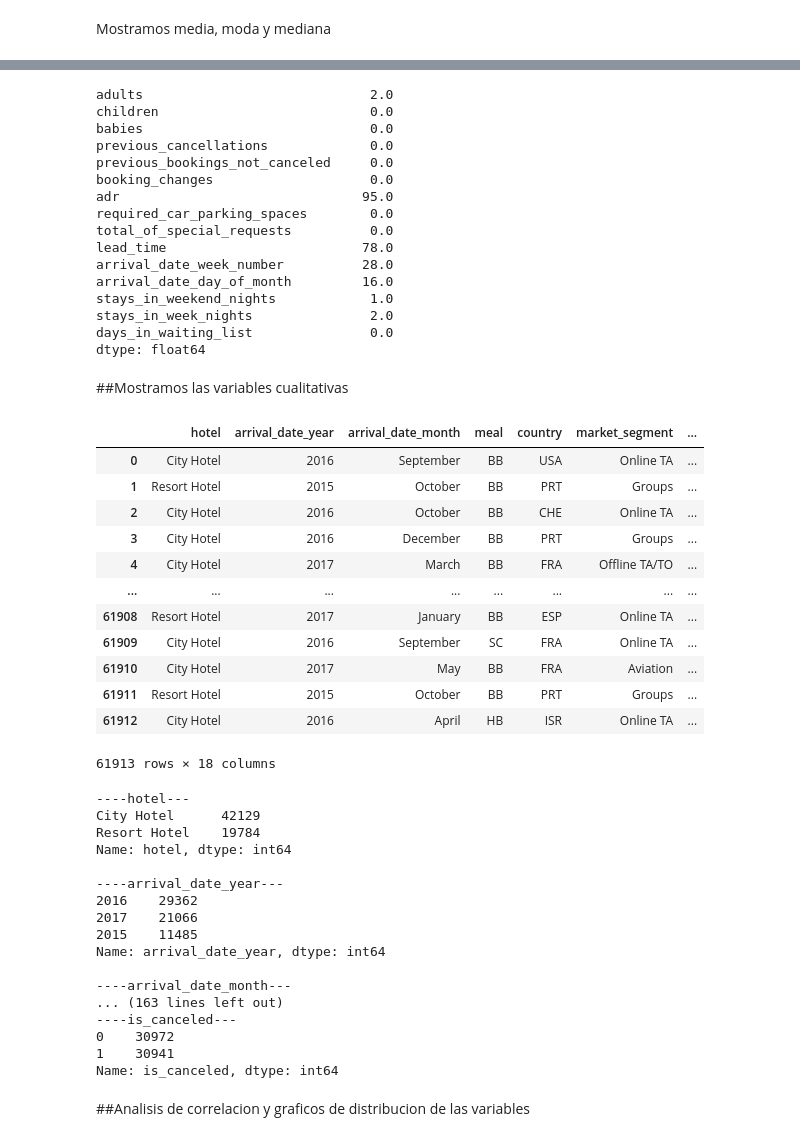
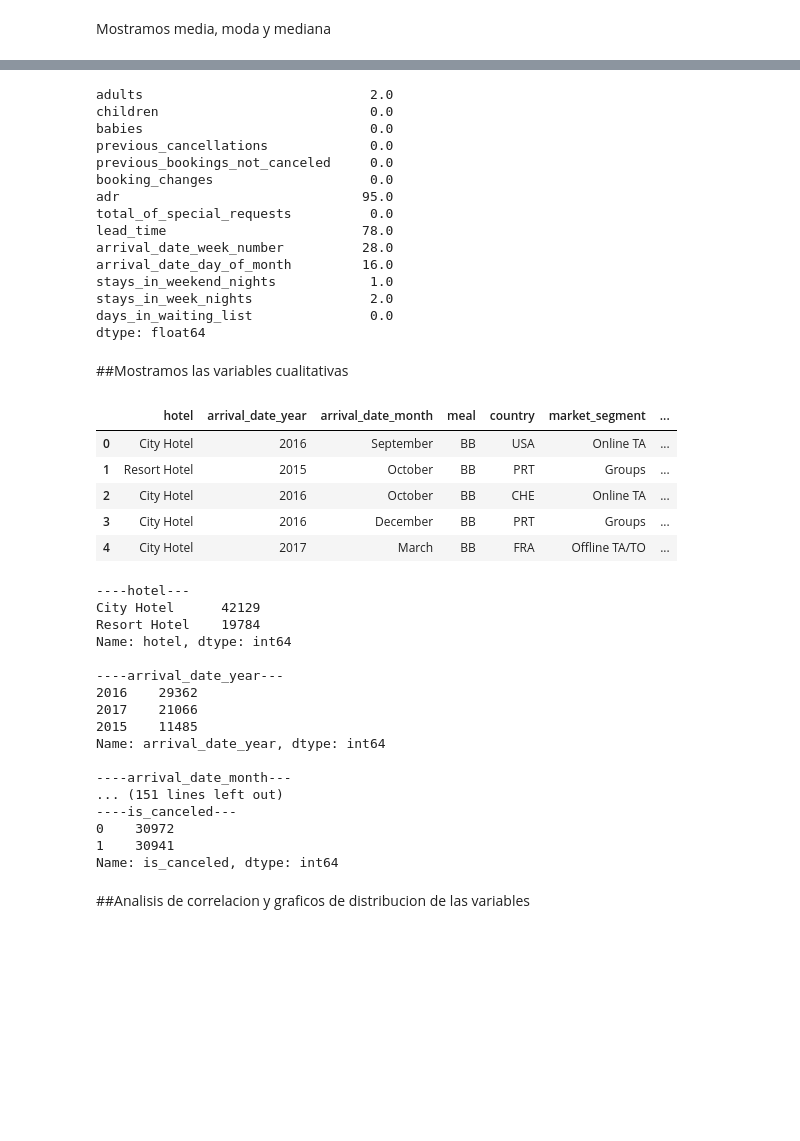
Before and after one commit to franciscoL0pez/TrabajosPracticosOrganizacionDeDatos1C2023, a Jupyter notebook: Tp_1.ipynb, the cells around one changed output, grey strips where cells are left out. Drawn from its saved outputs; the diff is of its cells as text; code cells hidden in the pictures; blank space fills up the shorter version.

```diff
--- a/Tp_1.ipynb
+++ b/Tp_1.ipynb
@@ -23,8 +43,8 @@ df_hotels_train = pd.read_csv('drive/MyDrive/hotels_train.csv')
 # %% [markdown]
 ##Mostramos las variables cuantitativas
 # %%
-lista_cuantitativas = ['adults','children', 'babies','previous_cancellations','previous_bookings_not_canceled','booking_changes','adr','required_car_parking_spaces','total_of_special_requests',  'lead_time','arrival_date_week_number','arrival_date_day_of_month','stays_in_weekend_nights','stays_in_week_nights', 'days_in_waiting_list']
+lista_cuantitativas = ['adults','children', 'babies','previous_cancellations','previous_bookings_not_canceled','booking_changes','adr','total_of_special_requests',  'lead_time','arrival_date_week_number','arrival_date_day_of_month','stays_in_weekend_nights','stays_in_week_nights', 'days_in_waiting_list']
 df_cuantitativas = df_hotels_train[lista_cuantitativas] #Primero separamos las cuantitvas
-df_cuantitativas
+df_cuantitativas.head(5)
 # %% [output]
 |  | adults | children | babies | previous_cancellations | previous_bookings_not_canceled | booking_changes | adr | ... |
@@ -90,7 +101,6 @@ previous_cancellations             0.0
 previous_bookings_not_canceled     0.0
 booking_changes                    0.0
 adr                               95.0
-required_car_parking_spaces        0.0
 total_of_special_requests          0.0
 lead_time                         78.0
 arrival_date_week_number          28.0
@@ -103,22 +113,16 @@ dtype: float64
 ##Mostramos las variables cualitativas
 # %%
 df_cualitativas = df_hotels_train.drop(lista_cuantitativas, axis=1)
-df_cualitativas
+df_cualitativas.head(5)
 # %% [output]
 |  | hotel | arrival_date_year | arrival_date_month | meal | country | market_segment | ... |
 | 0 | City Hotel | 2016 | September | BB | USA | Online TA | ... |
 | 1 | Resort Hotel | 2015 | October | BB | PRT | Groups | ... |
 | 2 | City Hotel | 2016 | October | BB | CHE | Online TA | ... |
 | 3 | City Hotel | 2016 | December | BB | PRT | Groups | ... |
 | 4 | City Hotel | 2017 | March | BB | FRA | Offline TA/TO | ... |
-| ... | ... | ... | ... | ... | ... | ... | ... |
-| 61908 | Resort Hotel | 2017 | January | BB | ESP | Online TA | ... |
-| 61909 | City Hotel | 2016 | September | SC | FRA | Online TA | ... |
-| 61910 | City Hotel | 2017 | May | BB | FRA | Aviation | ... |
-| 61911 | Resort Hotel | 2015 | October | BB | PRT | Groups | ... |
-| 61912 | City Hotel | 2016 | April | HB | ISR | Online TA | ... |
-61913 rows × 18 columns
 # %%
+#Mostramos los posibles valores que toman las variables cualitativas y cada cuanto los toman
 for c in df_cualitativas.columns:
     print("----"+c+"---")
     print(df_cualitativas[c].value_counts())
@@ -136,7 +140,7 @@ Name: hotel, dtype: int64
 Name: arrival_date_year, dtype: int64
 
 ----arrival_date_month---
-... (163 lines left out)
+... (151 lines left out)
 ----is_canceled---
 0    30972
 1    30941
```
Also changed, not shown: parts of 10 cells of this notebook.
